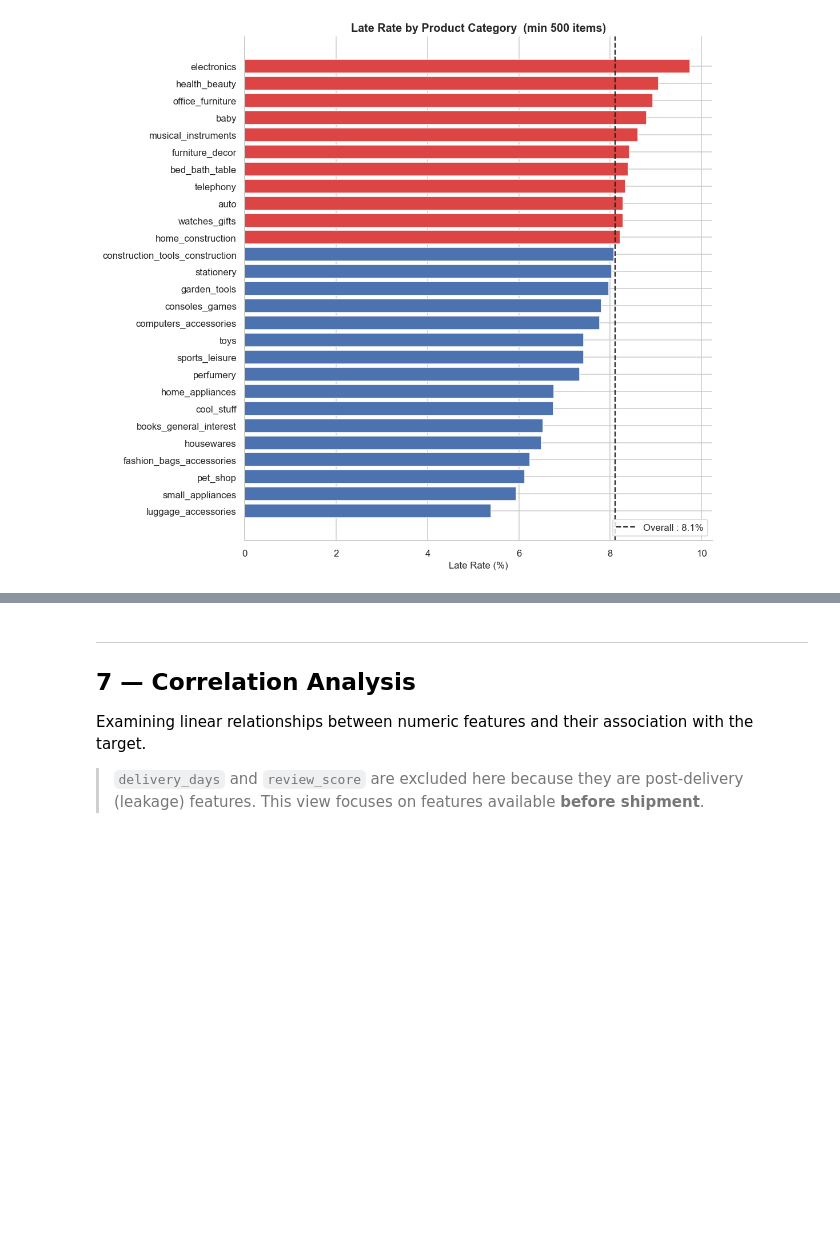
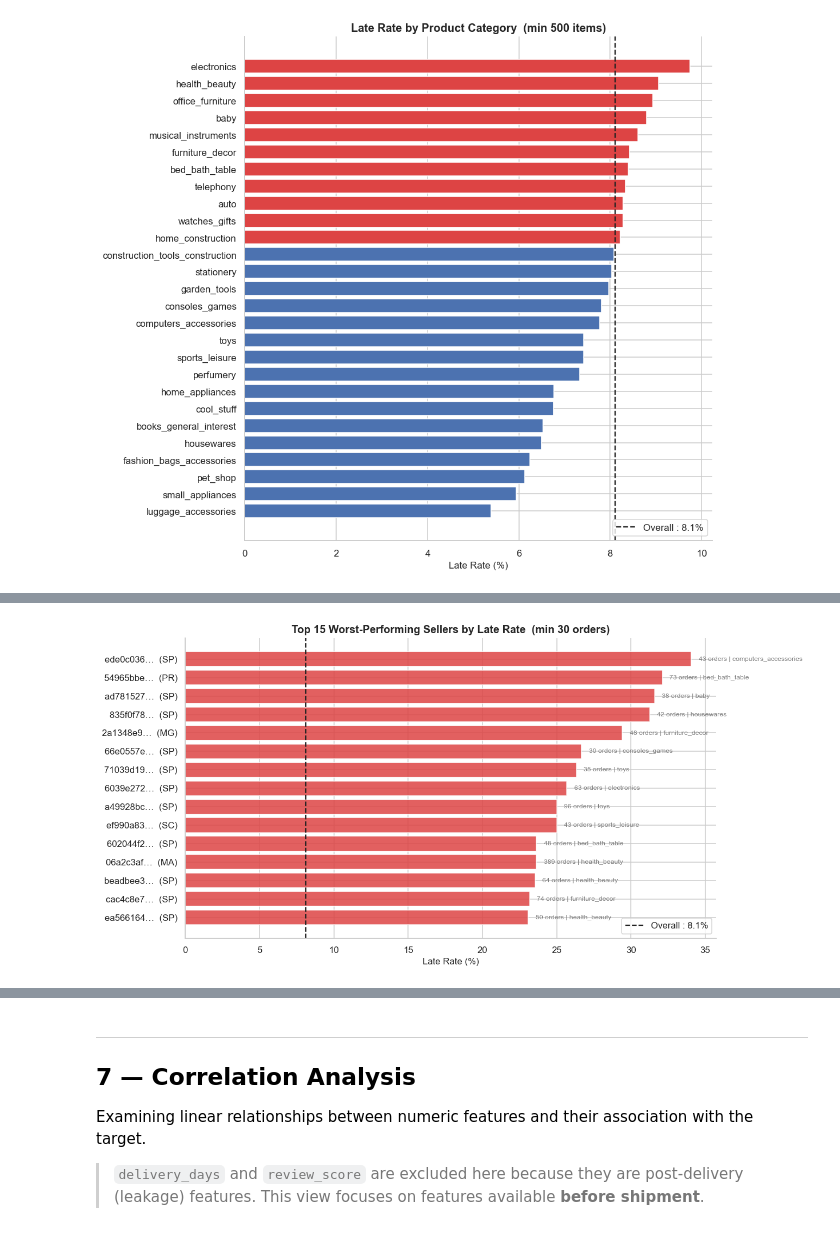
Before and after one commit to Ameed2/capstone-project3, a Jupyter notebook: notebooks/03_eda.ipynb, the cells around one changed output, grey strips where cells are left out. Cells and saved outputs as stored; diff of their text form; code cells hidden in the pictures; blank space fills up the shorter version.

```diff
--- a/notebooks/03_eda.ipynb
+++ b/notebooks/03_eda.ipynb
@@ -574,0 +736,37 @@ useful predictors.
+# %%
+top_sellers = (
+    items_with_target
+    .groupby('seller_id')
+    .agg(
+        n_orders   = ('order_id', 'nunique'),
+        late_rate  = ('is_late', 'mean'),
+        n_late     = ('is_late', 'sum'),
+        seller_state = ('seller_state', 'first'),
+        top_category = ('product_category_name_english',
+                        lambda x: x.mode()[0] if not x.mode().empty else 'unknown'),
+    )
+    .reset_index()
+)
+top_late = top_sellers[top_sellers['n_orders'] >= 30].nlargest(15, 'late_rate')
+
+fig, ax = plt.subplots(figsize=(12, 6))
+labels = [f'{sid[:8]}…  ({st})' for sid, st in
+          zip(top_late['seller_id'], top_late['seller_state'])]
+bars = ax.barh(labels[::-1], top_late['late_rate'].values[::-1] * 100,
+               color=LATE_C, edgecolor='white', alpha=0.85)
+ax.axvline(df['is_late'].mean() * 100, ls='--', color='#222', lw=1.5,
+           label=f'Overall : {df["is_late"].mean()*100:.1f}%')
+
+for bar, (_, row) in zip(bars, top_late.iloc[::-1].iterrows()):
+    ax.text(bar.get_width() + 0.5, bar.get_y() + bar.get_height() / 2,
+            f'{row["n_orders"]} orders | {row["top_category"]}',
+            va='center', fontsize=8, color='grey')
+
+ax.set_title('Top 15 Worst-Performing Sellers by Late Rate  (min 30 orders)')
+ax.set_xlabel('Late Rate (%)')
+ax.legend(loc='lower right')
+sns.despine()
+plt.tight_layout()
+plt.show()
+# %% [output]
+[figure, added]
```
Also changed, not shown: parts of 10 cells of this notebook, 31 other files.
